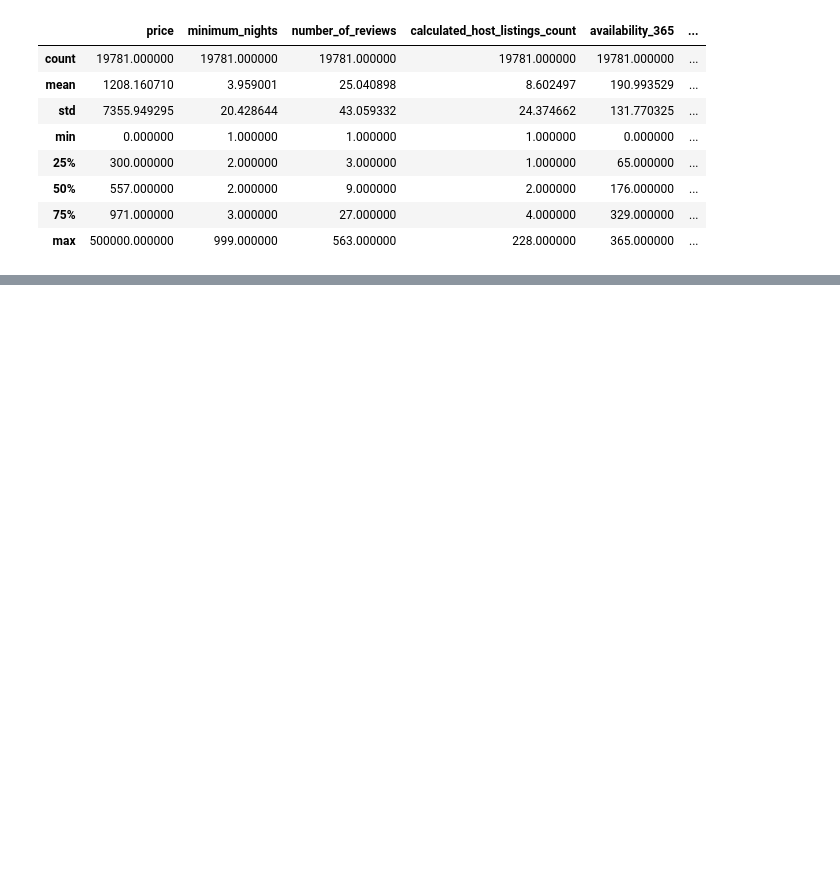
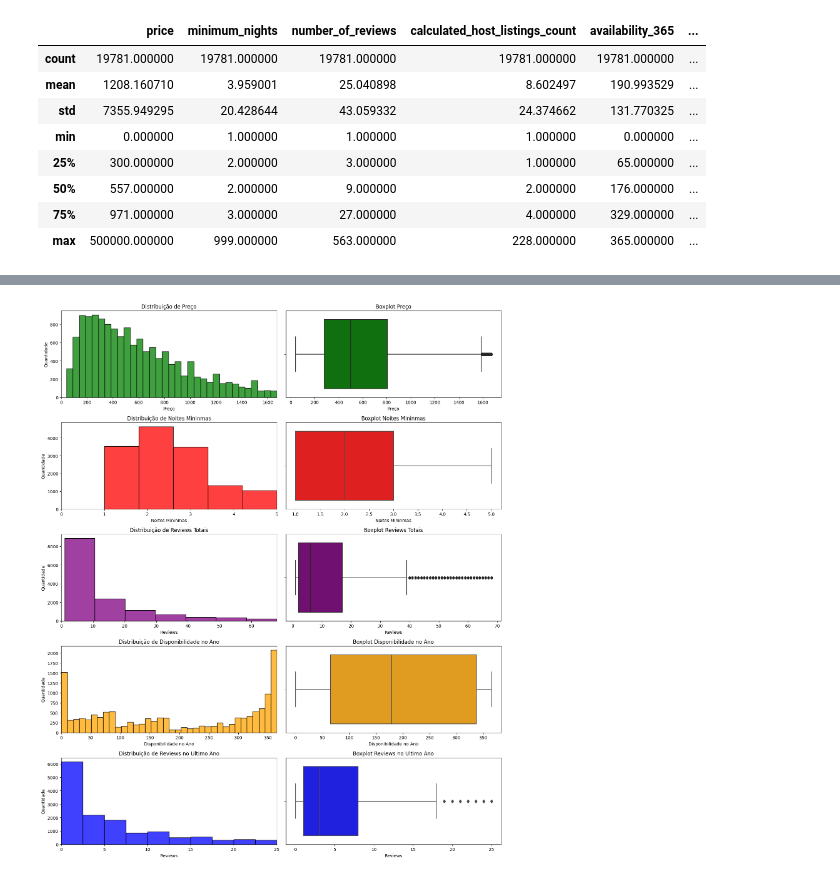
Before and after one commit to glauciapamponet/AirbnbAnalisys, a Jupyter notebook: airbnb-analysis.ipynb, the cells around one changed output, grey strips where cells are left out. Cells and saved outputs as stored; diff of their text form; code cells hidden in the pictures; blank space fills up the shorter version.

```diff
--- a/airbnb-analysis.ipynb
+++ b/airbnb-analysis.ipynb
@@ -74,3 +50,0 @@ ax2.set_xlim(price_look2.min(), price_look2.max())
-# %%
-dados_limpos = dados_limpos[dados_limpos.price < deciles.iloc[-1][2]]
-dados_limpos.describe()
@@ -141,0 +84,6 @@ plt.tight_layout()
+# %%
+dados_limpos = dados_limpos[dados_limpos.price <= deciles.iloc[-2][0]]
+dados_limpos = dados_limpos[dados_limpos.number_of_reviews <= deciles.iloc[-2][2]]
+dados_limpos = dados_limpos[dados_limpos.number_of_reviews_ltm <= deciles.iloc[-2][5]]
+dados_limpos = dados_limpos[dados_limpos.minimum_nights <= deciles.iloc[-2][1]]
+# dados_limpos.describe()
@@ -142,3 +105,73 @@ plt.tight_layout()
+# %%
+dados_num = dados_limpos.drop(columns={'id','host_id','latitude','longitude'})
+fig, ((ax1, ax2), (ax3, ax4), (ax5, ax6), (ax7, ax8), (ax9, ax10)) = plt.subplots(ncols = 2, nrows=5, sharey = False, figsize = (15, 18))
+
+sns.histplot(dados_num['price'], kde = False, color=cores[0], ax = ax1, bins= 33) # intervalos de tamanho 50.6
+ax1.grid(False)
+ax1.set_title('Distribuição de Preço')
+ax1.set_ylabel('Quantidade')
+ax1.set_xlabel('Preço')
+ax1.set_xlim(0, dados_num.price.max())
+
+sns.boxplot(x=dados_num['price'], ax = ax2, color=cores[0])
+ax2.grid(False)
+ax2.set_xlabel('Preço')
+ax2.set_title('Boxplot Preço')
+plt.tight_layout()
+
+sns.histplot(dados_num['minimum_nights'], kde = False, color=cores[1], ax = ax3, bins= 5) # intervalos de tamanho 1
+ax3.grid(False)
+ax3.set_title('Distribuição de Noites Mininmas')
+ax3.set_ylabel('Quantidade')
+ax3.set_xlabel('Noites Mininmas')
+ax3.set_xlim(0, dados_num.minimum_nights.max())
+
+sns.boxplot(x=dados_num['minimum_nights'], ax = ax4, color=cores[1])
+ax4.grid(False)
+ax4.set_xlabel('Noites Mininmas')
+ax4.set_title('Boxplot Noites Mininmas')
+plt.tight_layout()
+
+sns.histplot(dados_num['number_of_reviews'], kde = False, color=cores[2], ax = ax5, bins= 7) # intervalos de tamanho 9.7
+ax5.grid(False)
+ax5.set_title('Distribuição de Reviews Totais')
+ax5.set_ylabel('Quantidade')
+ax5.set_xlabel('Reviews')
+ax5.set_xlim(0, dados_num.number_of_reviews.max())
+
+sns.boxplot(x=dados_num['number_of_reviews'], ax = ax6, color=cores[2])
+ax6.grid(False)
+ax6.set_xlabel('Reviews')
+ax6.set_title('Boxplot Reviews Totais')
+plt.tight_layout()
+
+sns.histplot(dados_num['availability_365'], kde = False, color=cores[4], ax = ax7, bins= 36) # intervalos de tamanho 10.1
+ax7.grid(False)
+ax7.set_title('Distribuição de Disponibilidade no Ano')
+ax7.set_ylabel('Quantidade')
+ax7.set_xlabel('Disponibilidade no Ano')
+ax7.set_xlim(0, dados_num.availability_365.max())
+
+sns.boxplot(x=dados_num['availability_365'], ax = ax8, color=cores[4])
+ax8.grid(False)
+ax8.set_xlabel('Disponibilidade no Ano')
+ax8.set_title('Boxplot Disponibilidade no Ano')
+plt.tight_layout()
+
+sns.histplot(dados_num['number_of_reviews_ltm'], kde = False, color=cores[5], ax = ax9, bins= 10) # intervalos de tamanho 50.6
+ax9.grid(False)
+ax9.set_title('Distribuição de Reviews no Ultimo Ano')
+ax9.set_ylabel('Quantidade')
+ax9.set_xlabel('Reviews')
+ax9.set_xlim(0, dados_num.number_of_reviews_ltm.max())
+
+sns.boxplot(x=dados_num['number_of_reviews_ltm'], ax = ax10, color=cores[5])
+ax10.grid(False)
+ax10.set_xlabel('Reviews')
+ax10.set_title('Boxplot Reviews no Ultimo Ano')
+plt.tight_layout()
+# %% [output]
+[figure, added]
 # %%
 fig, ((ax1, ax2), (ax3, ax4)) = plt.subplots(ncols = 2, nrows=2, sharey = False, figsize = (15, 8))
 
```
Also changed, not shown: parts of 18 cells of this notebook.
